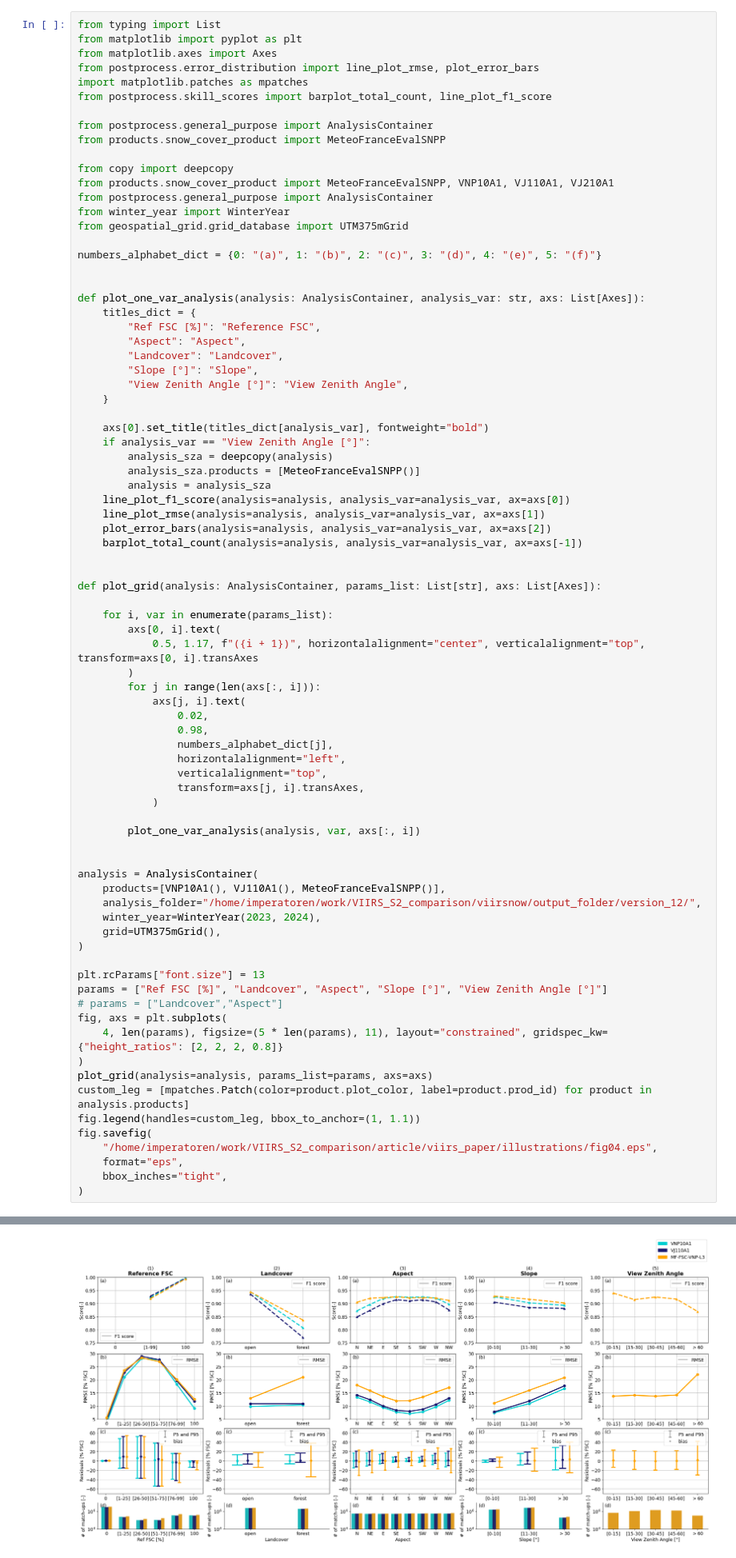
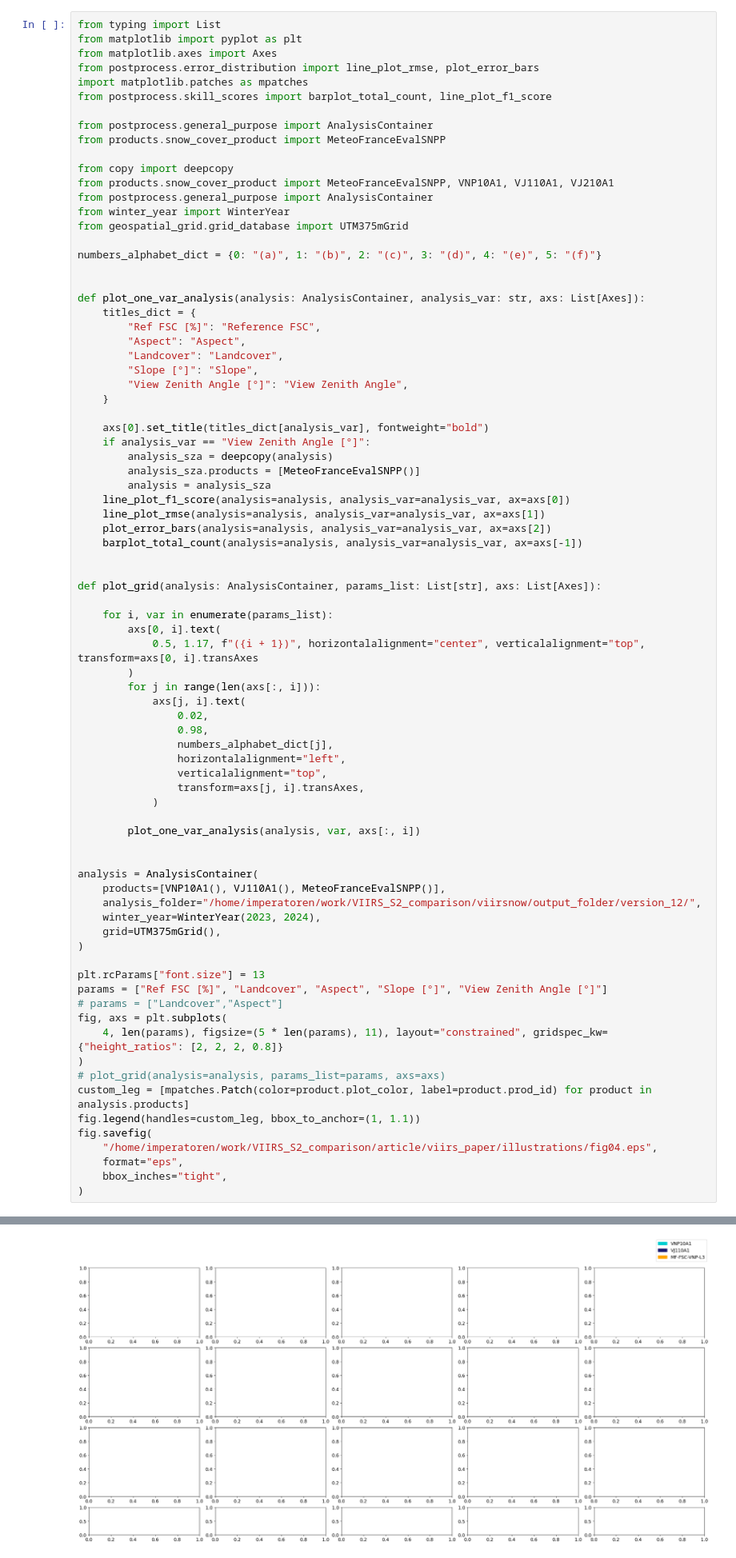
Before and after one commit to nicolaimpe/viirsnow, a Jupyter notebook: notebooks/article_illustrations.ipynb, the cells around one changed output, grey strips where cells are left out. Shown at 80% size. Cells and saved outputs as stored; diff of their text form.

```diff
--- a/notebooks/article_illustrations.ipynb
+++ b/notebooks/article_illustrations.ipynb
@@ -135,35 +135,35 @@ def plot_grid(analysis: AnalysisContainer, params_list: List[str], axs: List[Axe
                 horizontalalignment="left",
                 verticalalignment="top",
                 transform=axs[j, i].transAxes,
             )
 
         plot_one_var_analysis(analysis, var, axs[:, i])
 
 
 analysis = AnalysisContainer(
     products=[VNP10A1(), VJ110A1(), MeteoFranceEvalSNPP()],
     analysis_folder="/home/imperatoren/work/VIIRS_S2_comparison/viirsnow/output_folder/version_12/",
     winter_year=WinterYear(2023, 2024),
     grid=UTM375mGrid(),
 )
 
 plt.rcParams["font.size"] = 13
 params = ["Ref FSC [%]", "Landcover", "Aspect", "Slope [°]", "View Zenith Angle [°]"]
 # params = ["Landcover","Aspect"]
 fig, axs = plt.subplots(
     4, len(params), figsize=(5 * len(params), 11), layout="constrained", gridspec_kw={"height_ratios": [2, 2, 2, 0.8]}
 )
-plot_grid(analysis=analysis, params_list=params, axs=axs)
+# plot_grid(analysis=analysis, params_list=params, axs=axs)
 custom_leg = [mpatches.Patch(color=product.plot_color, label=product.prod_id) for product in analysis.products]
 fig.legend(handles=custom_leg, bbox_to_anchor=(1, 1.1))
 fig.savefig(
     "/home/imperatoren/work/VIIRS_S2_comparison/article/viirs_paper/illustrations/fig04.eps",
     format="eps",
     bbox_inches="tight",
 )
 # %% [output]
 WARNING:matplotlib.backends.backend_ps:The PostScript backend does not support transparency; partially transparent artists will be rendered opaque.
-[figure, old version]
+[figure, new version]
 # %% [markdown]
 ### Table of stratified error analysis for VNP10A1
 # %%
```
Also changed, not shown: parts of 2 cells of this notebook, 5 other files.
